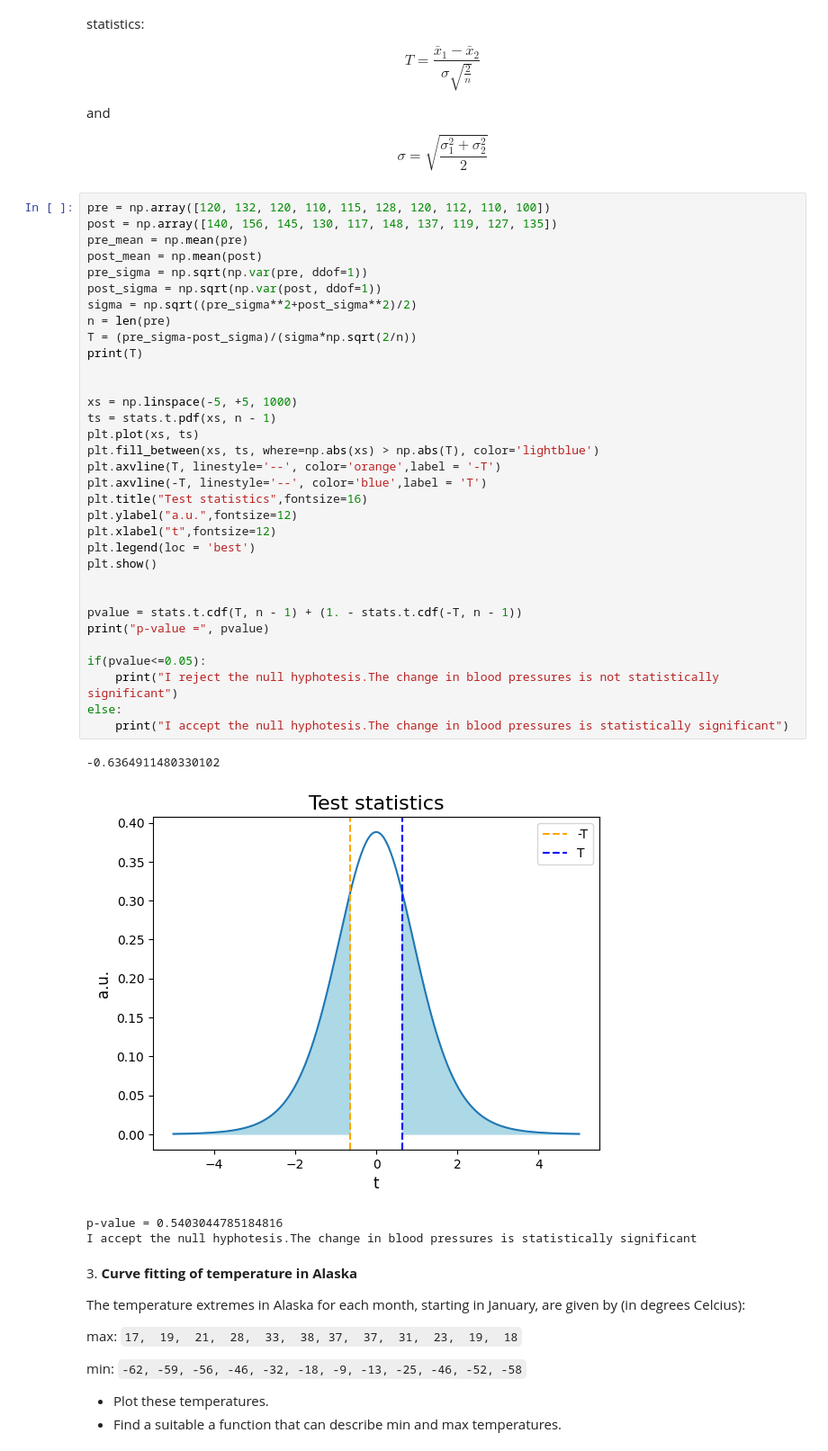
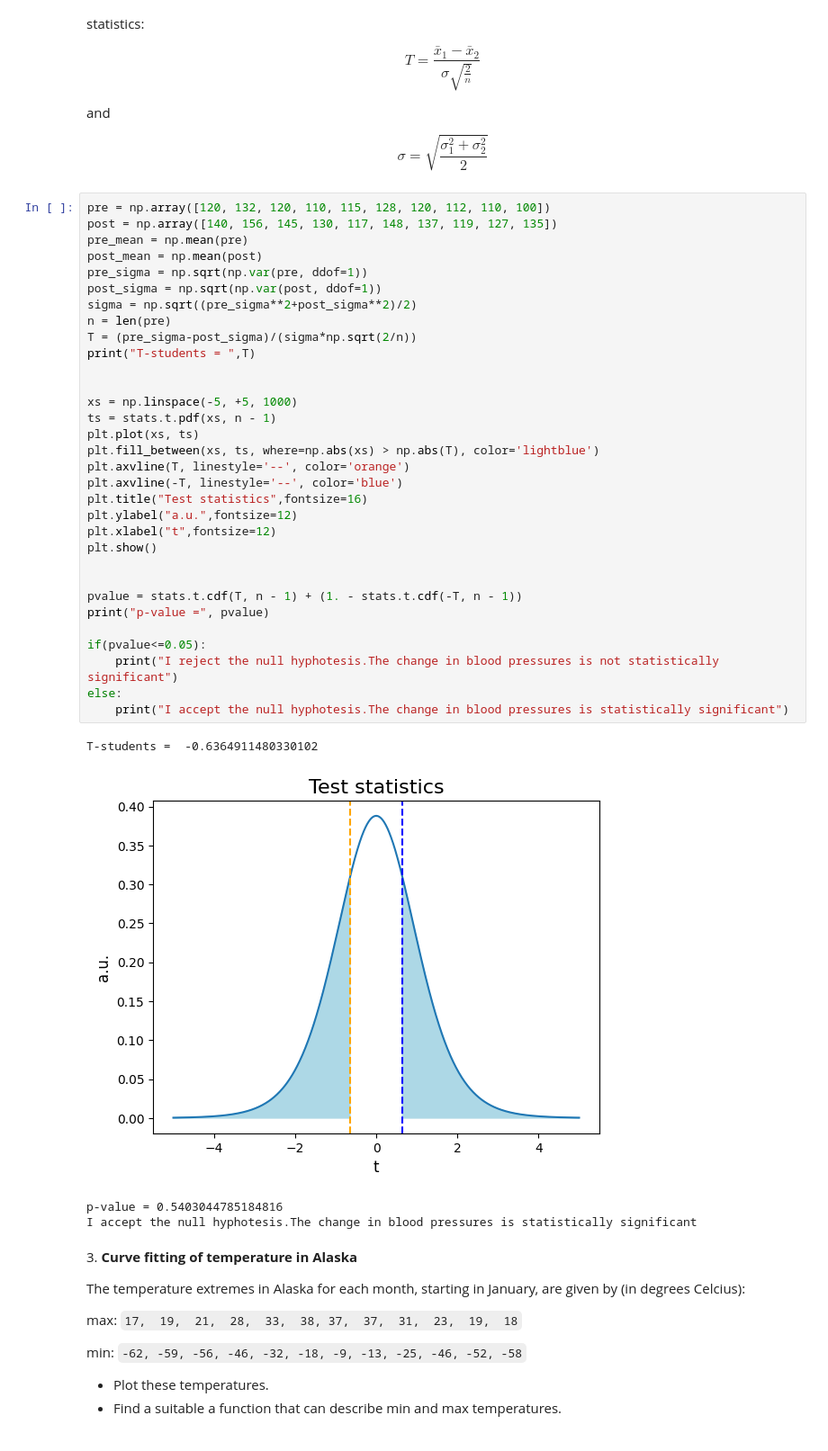
Before and after one commit to alextimis/ScientificComputingWithPython2022, a Jupyter notebook: 10ex_tests.ipynb, the cells around one changed output. Shown at 90% size. Drawn from its saved outputs; the diff is of its cells as text.

```diff
--- a/10ex_tests.ipynb
+++ b/10ex_tests.ipynb
@@ -89,39 +89,38 @@ $$\sigma = \sqrt{\frac{\sigma_1^2 + \sigma_2^2}{2}}$$
 # %%
 pre = np.array([120, 132, 120, 110, 115, 128, 120, 112, 110, 100])
 post = np.array([140, 156, 145, 130, 117, 148, 137, 119, 127, 135])
 pre_mean = np.mean(pre)
 post_mean = np.mean(post)
 pre_sigma = np.sqrt(np.var(pre, ddof=1))
 post_sigma = np.sqrt(np.var(post, ddof=1))
 sigma = np.sqrt((pre_sigma**2+post_sigma**2)/2)
 n = len(pre)
 T = (pre_sigma-post_sigma)/(sigma*np.sqrt(2/n))
-print(T)
+print("T-students = ",T)
 
 
 xs = np.linspace(-5, +5, 1000)
 ts = stats.t.pdf(xs, n - 1)
 plt.plot(xs, ts)
 plt.fill_between(xs, ts, where=np.abs(xs) > np.abs(T), color='lightblue')
-plt.axvline(T, linestyle='--', color='orange',label = '-T')
-plt.axvline(-T, linestyle='--', color='blue',label = 'T')
+plt.axvline(T, linestyle='--', color='orange')
+plt.axvline(-T, linestyle='--', color='blue')
 plt.title("Test statistics",fontsize=16)
 plt.ylabel("a.u.",fontsize=12)
 plt.xlabel("t",fontsize=12)
-plt.legend(loc = 'best')
 plt.show()
 
 
 pvalue = stats.t.cdf(T, n - 1) + (1. - stats.t.cdf(-T, n - 1))
 print("p-value =", pvalue)
 
 if(pvalue<=0.05):
     print("I reject the null hyphotesis.The change in blood pressures is not statistically significant")
 else:
     print("I accept the null hyphotesis.The change in blood pressures is statistically significant")
 # %% [output]
--0.6364911480330102
+T-students =  -0.6364911480330102
-[figure, old version]
+[figure, new version]
 p-value = 0.5403044785184816
 I accept the null hyphotesis.The change in blood pressures is statistically significant
 # %% [markdown]
```
Also changed, not shown: parts of 2 cells of this notebook, 3 other files.
